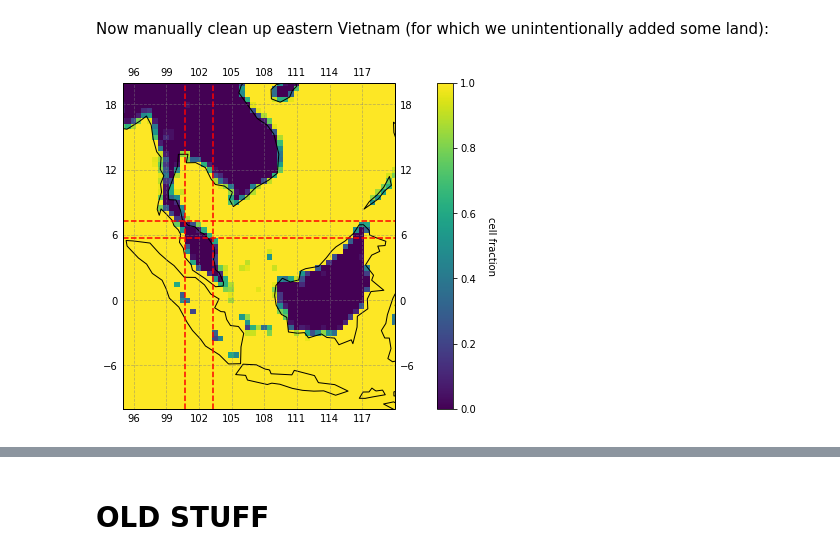
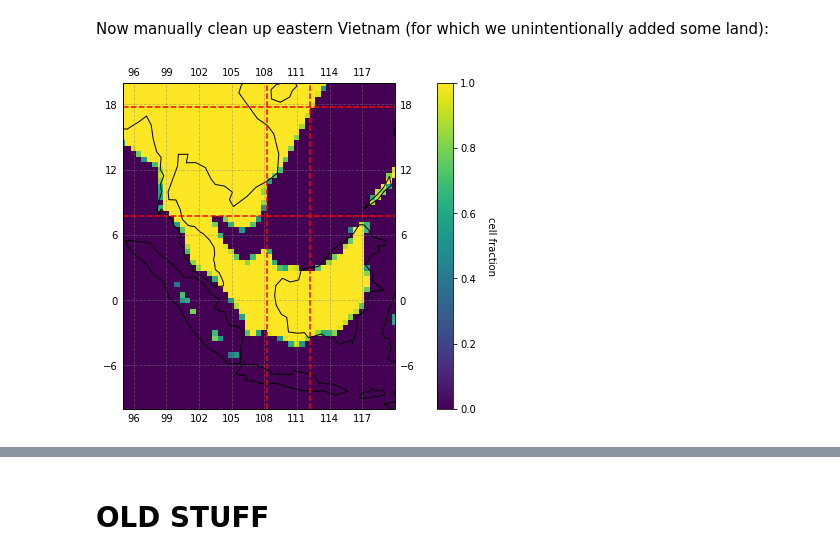
Before and after one commit to Swanson-Hysell-Group/GEOCLIM_Modern, a Jupyter notebook: Code/Notebooks/lithology_masks_7d.ipynb, the cells around one changed output, grey strips where cells are left out. Saved outputs shown, nothing was run; the diff lists cells and outputs as text; code cells hidden in the pictures.

```diff
--- a/Code/Notebooks/lithology_masks_7d.ipynb
+++ b/Code/Notebooks/lithology_masks_7d.ipynb
@@ -1204,20 +1187,20 @@ plt.show()
 # %% [markdown]
 Now manually clean up eastern Vietnam (for which we unintentionally added some land):
 # %%
-fig, ax = plot_z(lith_mask_redIA[:,:,0], lat_360_720, lon_360_720, 'cell fraction', coastlines=True, output=True)
+fig, ax = plot_z(redIA_cell_fraction, lat_360_720, lon_360_720, 'cell fraction', coastlines=True, output=True)
 
 ax.set_xlim(95,120)
 ax.set_ylim(-10,20)
 
-s_ind = 191
-n_ind = 194
-w_ind = 561
-e_ind = 566
+s_ind = 195
+n_ind = 215
+w_ind = 576
+e_ind = 584
 ax.axhline(lat_360_720[s_ind], ls='--', c='red')
 ax.axhline(lat_360_720[n_ind], ls='--', c='red')
 ax.axvline(lon_360_720[w_ind], ls='--', c='red')
 ax.axvline(lon_360_720[e_ind], ls='--', c='red')
 
 plt.show()
 # %% [output]
-[figure, old version]
+[figure, new version]
```
Also changed, not shown: parts of 27 cells of this notebook, 4 other files.
